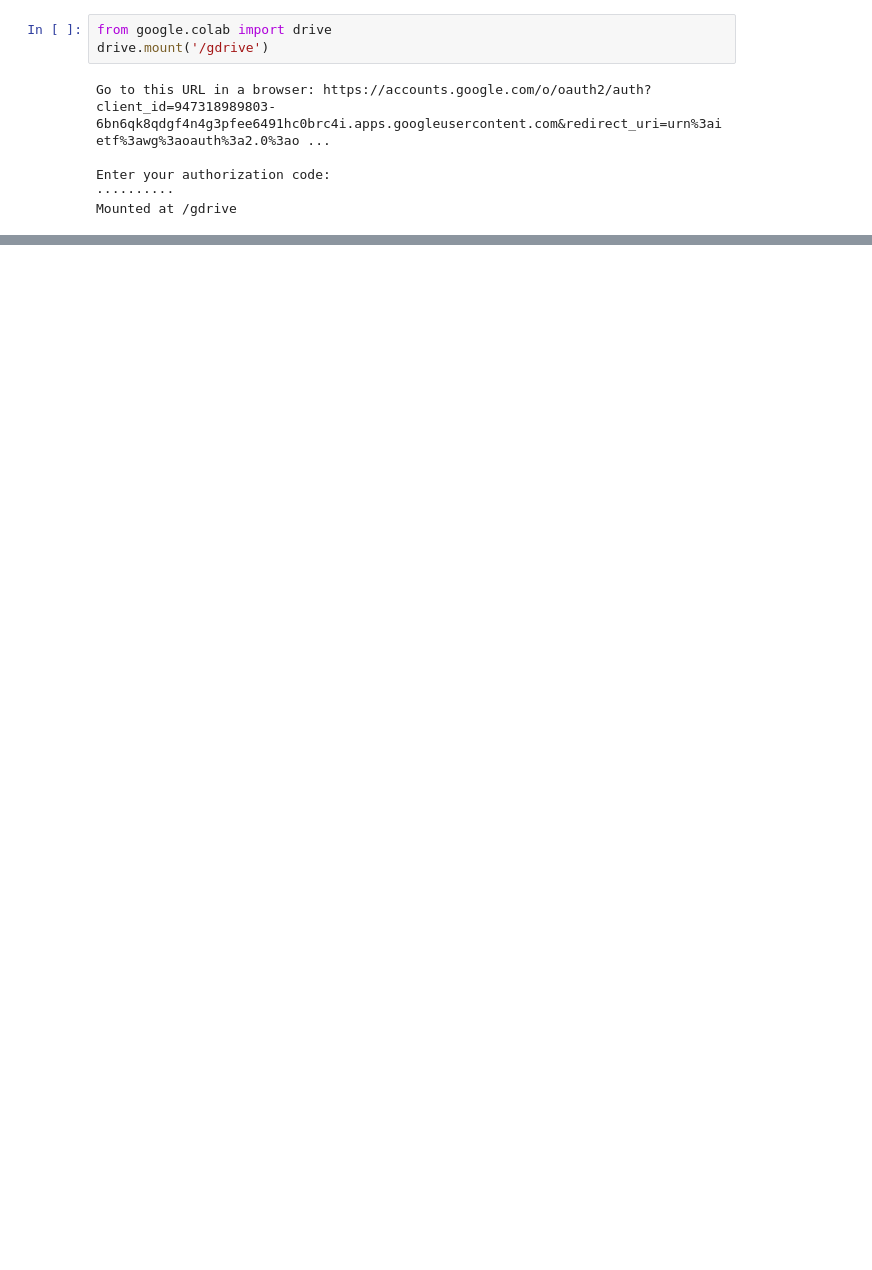
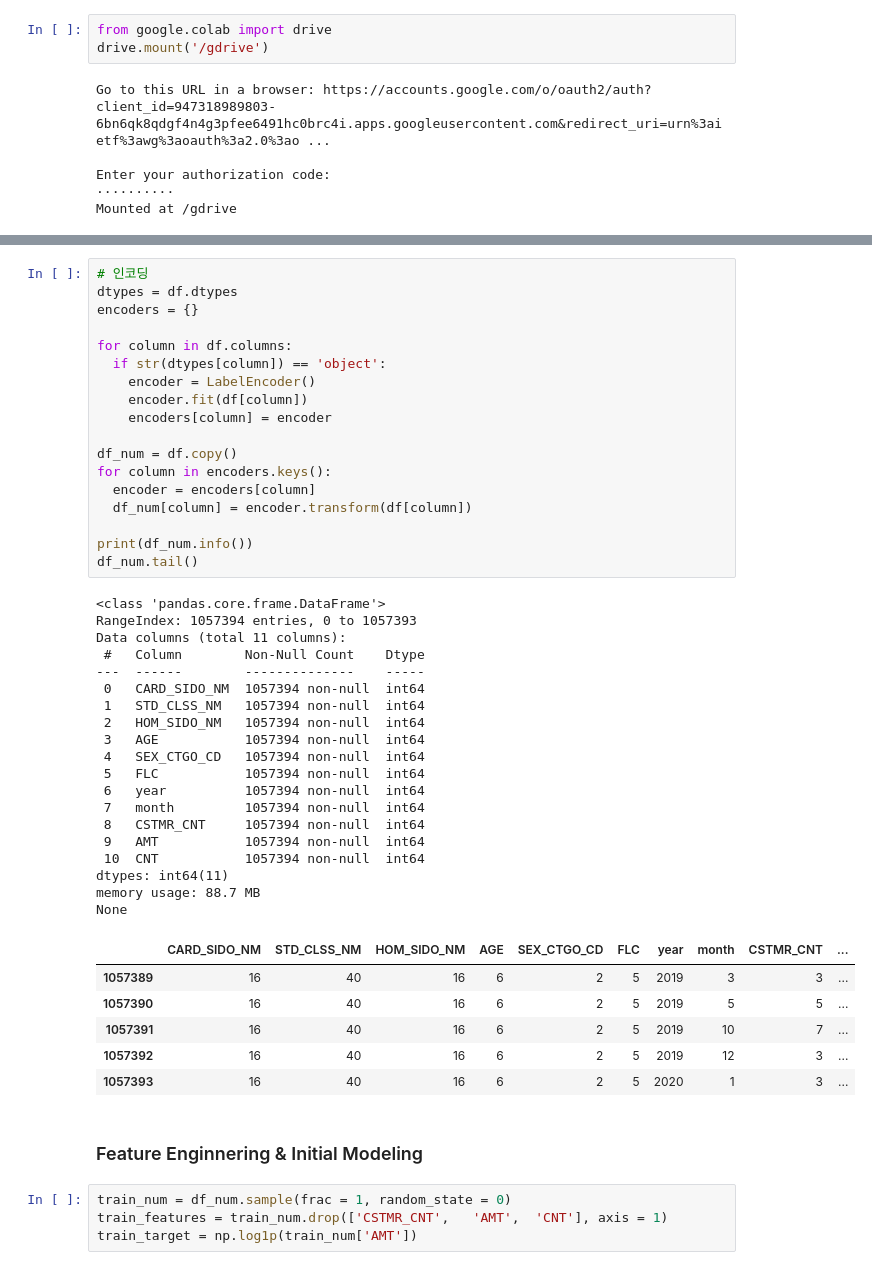
Before and after one commit to kim-bo-saeng/dacon_jeju, a Jupyter notebook: jeju_data_analysis.ipynb, the cells around one changed output, grey strips where cells are left out. Drawn from its saved outputs; the diff is of its cells as text; blank space fills up the shorter version.

```diff
--- a/jeju_data_analysis.ipynb
+++ b/jeju_data_analysis.ipynb
@@ -158,0 +87,50 @@ sub.tail()
+# %%
+# 인코딩
+dtypes = df.dtypes
+encoders = {}
+
+for column in df.columns:
+  if str(dtypes[column]) == 'object':
+    encoder = LabelEncoder()
+    encoder.fit(df[column])
+    encoders[column] = encoder
+
+df_num = df.copy()
+for column in encoders.keys():
+  encoder = encoders[column]
+  df_num[column] = encoder.transform(df[column])
+
+print(df_num.info())
+df_num.tail()
+# %% [output]
+<class 'pandas.core.frame.DataFrame'>
+RangeIndex: 1057394 entries, 0 to 1057393
+Data columns (total 11 columns):
+ #   Column        Non-Null Count    Dtype
+---  ------        --------------    -----
+ 0   CARD_SIDO_NM  1057394 non-null  int64
+ 1   STD_CLSS_NM   1057394 non-null  int64
+ 2   HOM_SIDO_NM   1057394 non-null  int64
+ 3   AGE           1057394 non-null  int64
+ 4   SEX_CTGO_CD   1057394 non-null  int64
+ 5   FLC           1057394 non-null  int64
+ 6   year          1057394 non-null  int64
+ 7   month         1057394 non-null  int64
+ 8   CSTMR_CNT     1057394 non-null  int64
+ 9   AMT           1057394 non-null  int64
+ 10  CNT           1057394 non-null  int64
+dtypes: int64(11)
+memory usage: 88.7 MB
+None
+|  | CARD_SIDO_NM | STD_CLSS_NM | HOM_SIDO_NM | AGE | SEX_CTGO_CD | FLC | year | month | CSTMR_CNT | ... |
+| 1057389 | 16 | 40 | 16 | 6 | 2 | 5 | 2019 | 3 | 3 | ... |
+| 1057390 | 16 | 40 | 16 | 6 | 2 | 5 | 2019 | 5 | 5 | ... |
+| 1057391 | 16 | 40 | 16 | 6 | 2 | 5 | 2019 | 10 | 7 | ... |
+| 1057392 | 16 | 40 | 16 | 6 | 2 | 5 | 2019 | 12 | 3 | ... |
+| 1057393 | 16 | 40 | 16 | 6 | 2 | 5 | 2020 | 1 | 3 | ... |
+# %% [markdown]
+### Feature Enginnering & Initial Modeling
+# %%
+train_num = df_num.sample(frac = 1, random_state = 0)
+train_features = train_num.drop(['CSTMR_CNT',	'AMT',	'CNT'], axis = 1)
+train_target = np.log1p(train_num['AMT'])
```
Also changed, not shown: parts of 25 cells of this notebook.
